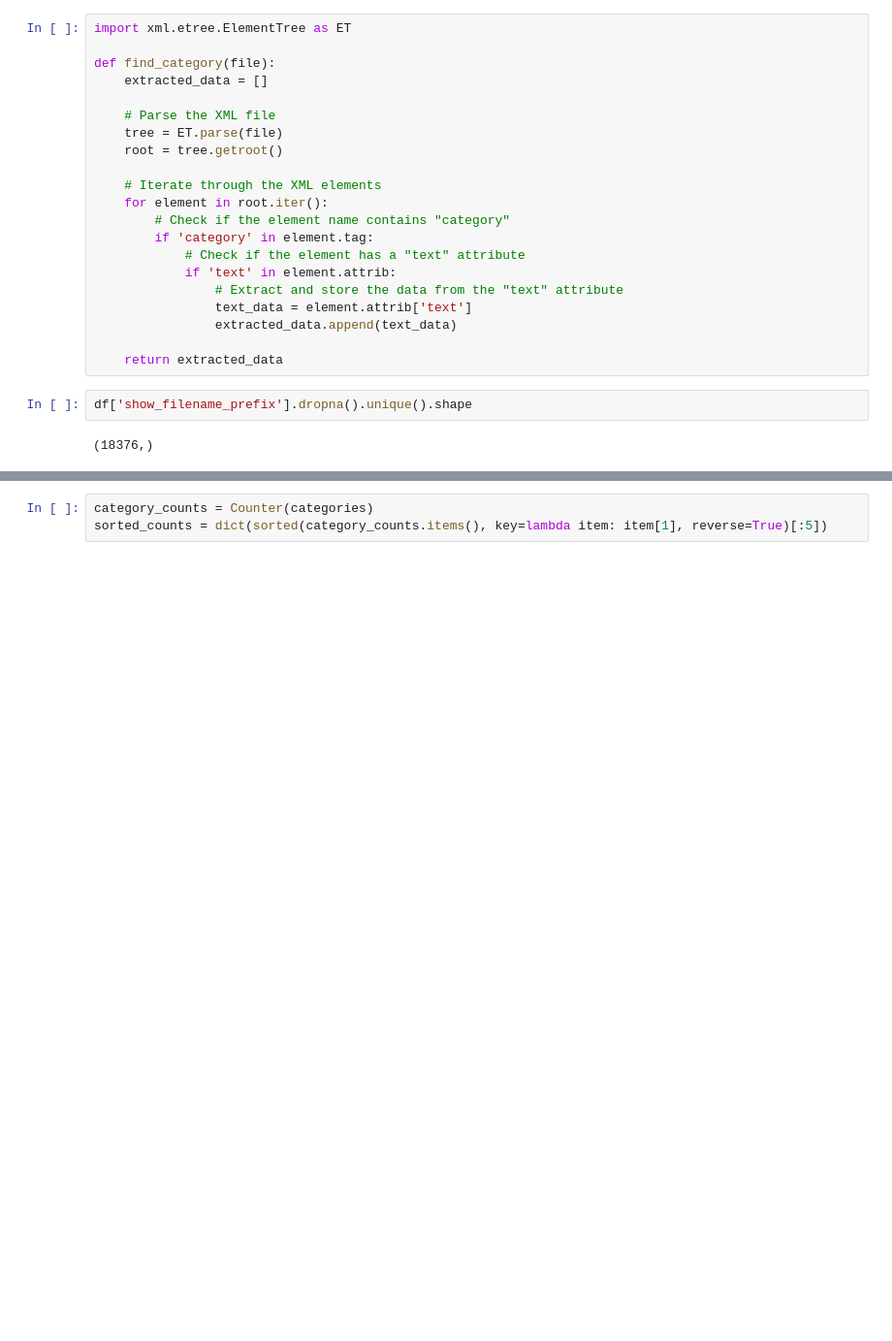
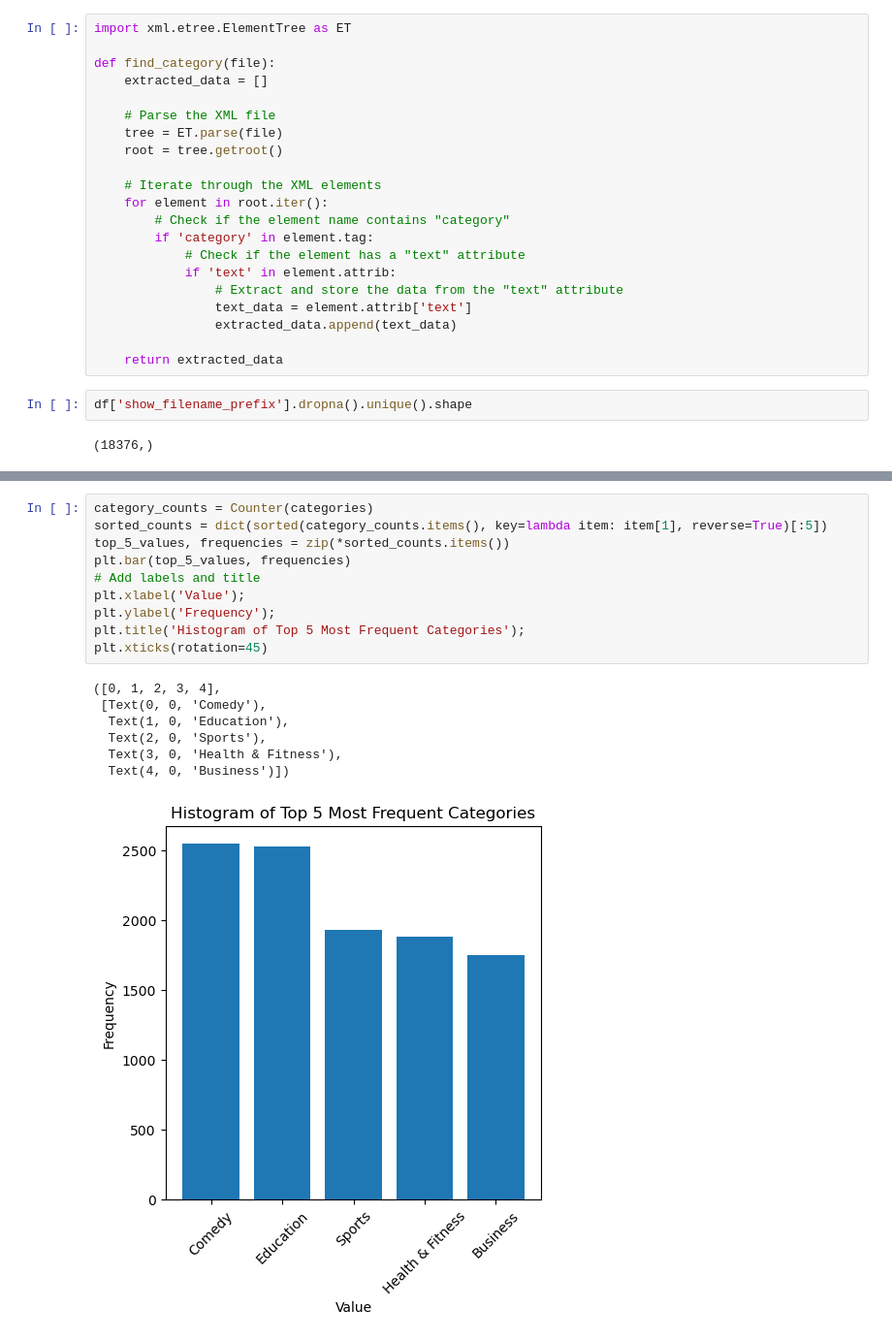
Before and after one commit to scaperothian/spotify-podcast-viz, a Jupyter notebook: SpotifyPodcasts_PodcastCategory.ipynb, the cells around one changed output, grey strips where cells are left out. Shown at 97% size. Cells and saved outputs as stored; diff of their text form; blank space fills up the shorter version.

```diff
--- a/SpotifyPodcasts_PodcastCategory.ipynb
+++ b/SpotifyPodcasts_PodcastCategory.ipynb
@@ -86,4 +98,19 @@ from collections import Counter
 # %%
 category_counts = Counter(categories)
 sorted_counts = dict(sorted(category_counts.items(), key=lambda item: item[1], reverse=True)[:5])
+top_5_values, frequencies = zip(*sorted_counts.items())
+plt.bar(top_5_values, frequencies)
+# Add labels and title
+plt.xlabel('Value');
+plt.ylabel('Frequency');
+plt.title('Histogram of Top 5 Most Frequent Categories');
+plt.xticks(rotation=45)
+# %% [output]
+([0, 1, 2, 3, 4],
+ [Text(0, 0, 'Comedy'),
+  Text(1, 0, 'Education'),
+  Text(2, 0, 'Sports'),
+  Text(3, 0, 'Health & Fitness'),
+  Text(4, 0, 'Business')])
+[figure, added]
 # %%
```
Also changed, not shown: parts of 23 cells of this notebook, 1 other file.
